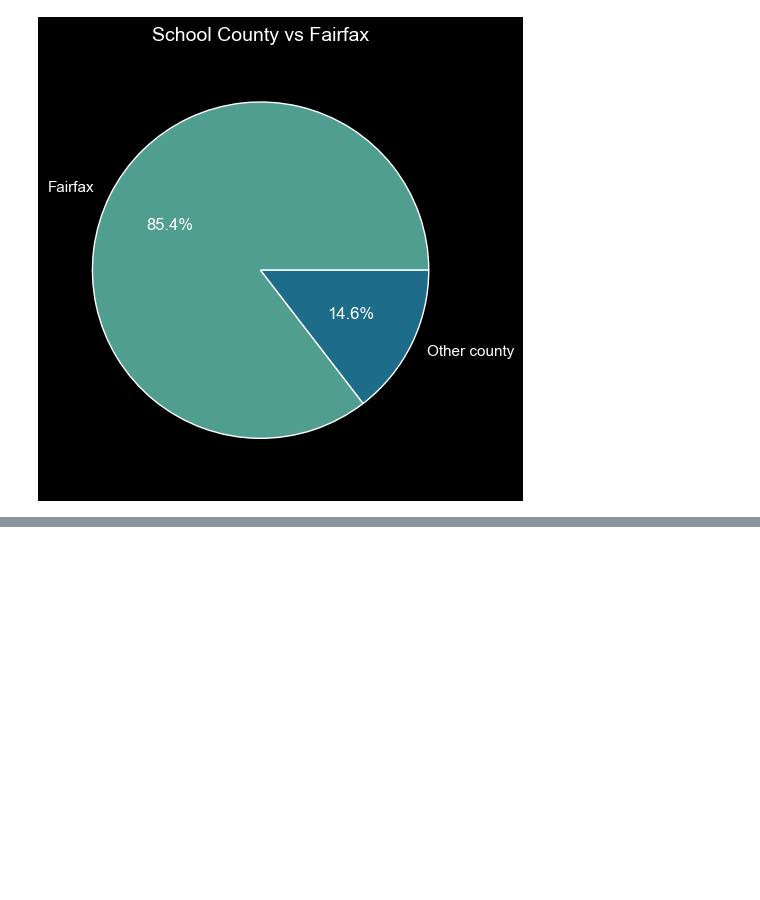
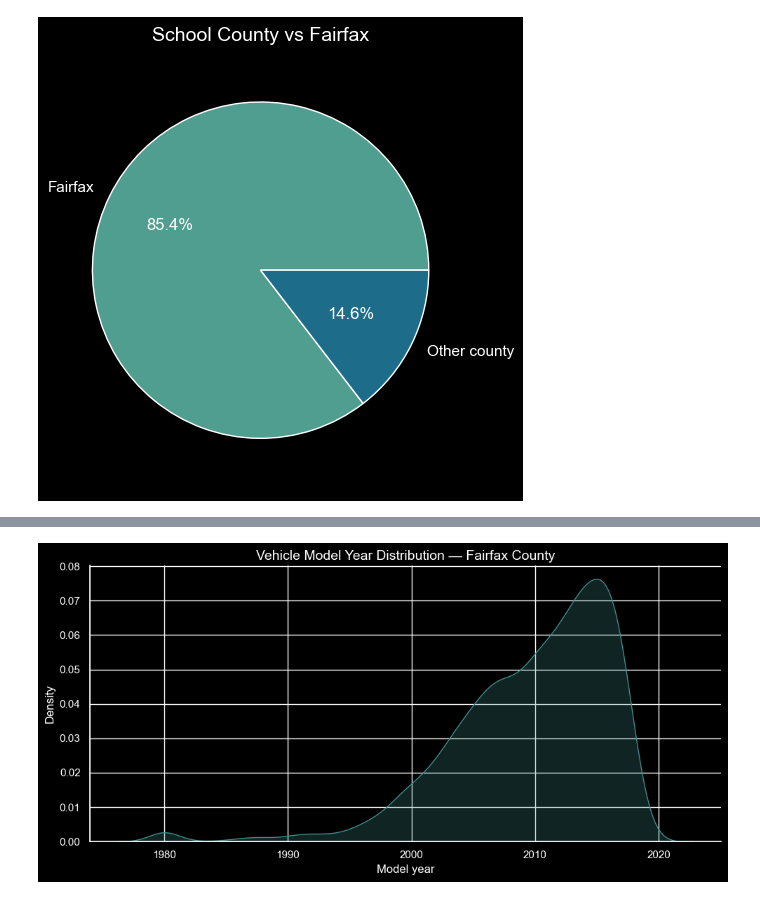
Before and after one commit to pengu-rengu/ev_digital_city, a Jupyter notebook: notebooks/initial_analysis.ipynb, the cells around one changed output, grey strips where cells are left out. Drawn from its saved outputs; the diff is of its cells as text; code cells hidden in the pictures; blank space fills up the shorter version.

```diff
--- a/notebooks/initial_analysis.ipynb
+++ b/notebooks/initial_analysis.ipynb
@@ -378,0 +381,4 @@ plt.show()
+# %%
+vehicles_df = pd.read_csv("data/vehicle.csv")
+vehicles_df = vehicles_df[vehicles_df["HOUSEHOLD_ID"].isin(fx_households["HOUSEHOLD_ID"])]
+vehicles_df.describe()
@@ -378,0 +395,11 @@ plt.show()
+# %%
+fig, ax = plt.subplots(figsize = (10, 5))
+sns.kdeplot(data = vehicles_df[vehicles_df["YEAR"] != -9], x = "YEAR", fill = True, color = sns.color_palette("crest")[2], ax = ax)
+ax.set_title("Vehicle Model Year Distribution — Fairfax County", fontsize = 14)
+ax.set_xlabel("Model year")
+ax.set_ylabel("Density")
+sns.despine()
+plt.tight_layout()
+plt.show()
+# %% [output]
+[figure, added]
```
Also changed, not shown: parts of 14 cells of this notebook.
